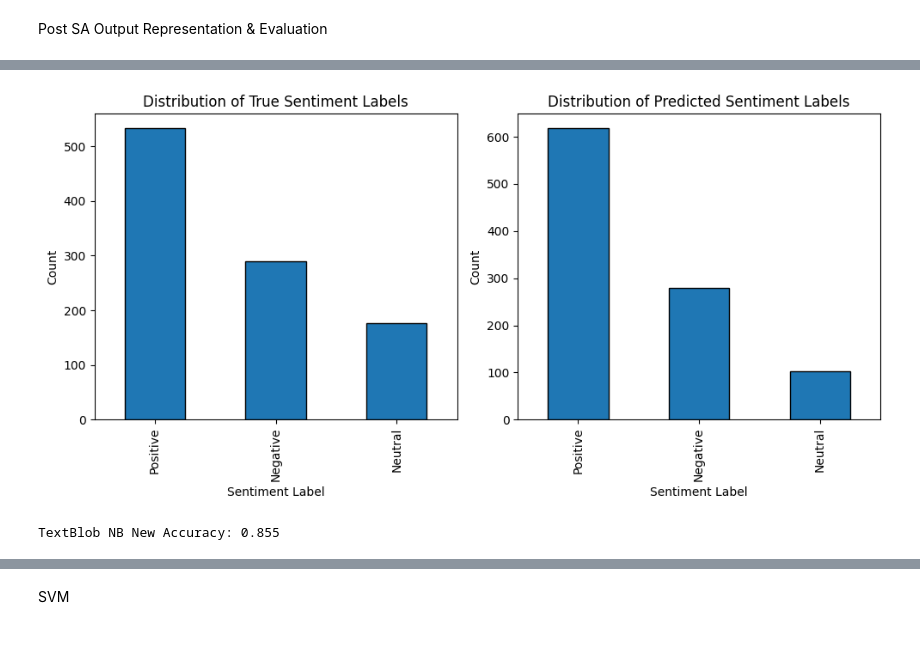
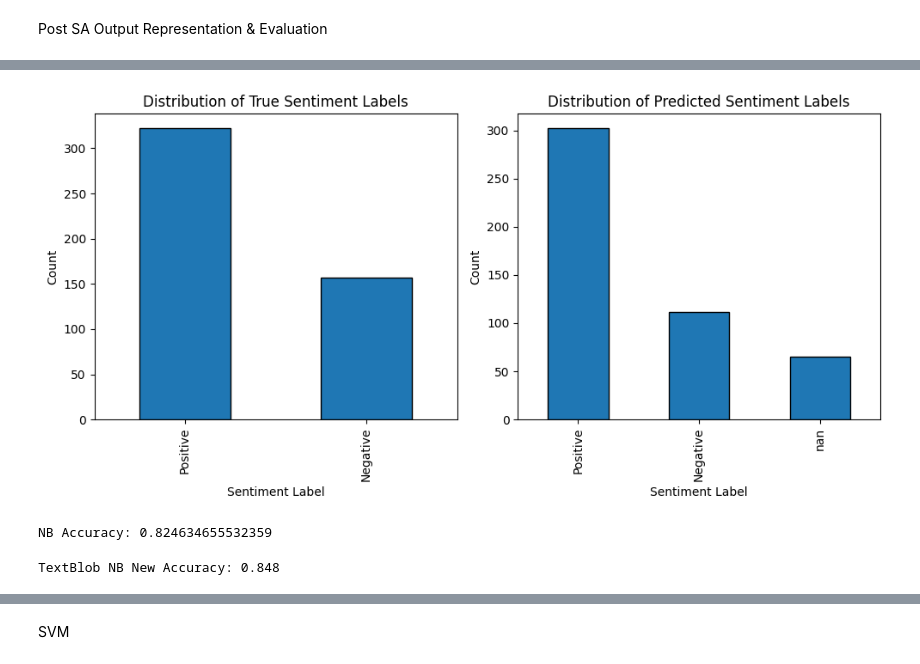
Before and after one commit to wd686/InkSightAnalyzer, a Jupyter notebook: SA [Wudi].ipynb, the cells around one changed output, grey strips where cells are left out. Cells and saved outputs as stored; diff of their text form; code cells hidden in the pictures.

```diff
--- a/SA [Wudi].ipynb
+++ b/SA [Wudi].ipynb
@@ -148,7 +136,8 @@ sampled_df.to_csv('sentiment_analysis_output[WD].csv', index=False)
 # %%
 ###########get df after sentiment analysis
 #df_sa=pd.read_csv('sentiment_analysis_output[WD].csv')
-df_sa=pd.read_csv('SA output v2[WD].csv')
+#df_sa=pd.read_csv('SA output v2[WD].csv')
+df_sa=pd.read_excel('Basic_SA_Mar.xlsx')
 
 df_sa['Sentiment_Label_TB'] = df_sa['TextBlob_Sentiment'].apply(
     lambda x: 'Positive' if x > 0 else ('Negative' if x < 0 else 'Neutral')
@@ -341,7 +304,7 @@ Train NB using True_Label
 # %%
 # Prepare data for Naive Bayes
 X = df_sa['Combined Text']
-y = df_sa['True_Label']
+y = df_sa['True_label']
 
 # Split dataset
 from sklearn.feature_extraction.text import CountVectorizer
@@ -351,7 +314,7 @@ from sklearn.metrics import accuracy_score, classification_report
 
 # Prepare data for Naive Bayes
 X = df_sa['Combined Text']
-y = df_sa['True_Label']
+y = df_sa['True_label']
 
 # Split dataset
 X_train, X_test, y_train, y_test = train_test_split(X, y, test_size=0.2, random_state=42)
@@ -362,11 +325,37 @@ X_train_vectorized = vectorizer.fit_transform(X_train)  # Fit and transform on t
 X_test_vectorized = vectorizer.transform(X_test)        # Transform on test data
 
 # Train the Naive Bayes classifier
+nb_model = MultinomialNB()
+nb_model.fit(X_train_vectorized, y_train)
+
+# Predict the labels for the test set
+y_pred = nb_model.predict(X_test_vectorized)
+
+# Add the predicted labels back to the original df_sa DataFrame
+df_sa.loc[X_test.index, 'Predicted_Label_NB'] = y_pred
+# Train Naive Bayes classifier
 nb = MultinomialNB()
 nb.fit(X_train_vectorized, y_train)
 
-# Predict the labels for the test set
 y_pred = nb.predict(X_test_vectorized)
+print("Naive Bayes accuracy:", accuracy_score(y_test, y_pred))
+print("Naive Bayes classification report:")
+print(classification_report(y_test, y_pred))
 
-# Add the predicted labels back to the original df_sa DataFrame
-df_sa.loc[X_test.index, 'Predicted_Label_NB'] = y_pred
+import matplotlib.pyplot as plt
+import seaborn as sns
+from sklearn.metrics import confusion_matrix
+
+# Compute the confusion matrix
+cm = confusion_matrix(y_test, y_pred)
+
+# Create a DataFrame for better visualization
+cm_df = pd.DataFrame(cm, index=['Negative', 'Positive'], columns=['Negative', 'Positive'])
+
+# Create a heatmap
+plt.figure(figsize=(8, 6))
+sns.heatmap(cm_df, annot=True, fmt='d', cmap='Blues')
+plt.title('Naive Bayes Confusion Matrix')
+plt.xlabel('Predicted Label')
+plt.ylabel('True Label')
+plt.show()
@@ -373,4 +373,0 @@ df_sa.loc[X_test.index, 'Predicted_Label_NB'] = y_pred
-# %%
-# Train Naive Bayes classifier
-nb = MultinomialNB()
-nb.fit(X_train_vectorized, y_train)
@@ -402,37 +380,43 @@ df_sa['Predicted_Label_NB'] = nb.predict(X_full_vectorized)
 # %%
 import matplotlib.pyplot as plt
 
 # Step 1: Count the occurrences of each sentiment label in the True_Label and Predicted_Label_NB columns
-true_label_counts = df_sa['True_Label'].value_counts()
+true_label_counts = df_sa['True_label'].value_counts()
 predicted_label_counts = df_sa['Predicted_Label_NB'].value_counts()
 
 # Step 2: Plot the distribution using a bar chart
 
 # Plot the distribution of True Labels
 plt.figure(figsize=(10, 5))
 
 plt.subplot(1, 2, 1)
 true_label_counts.plot(kind='bar', edgecolor='black')
 plt.xlabel('Sentiment Label')
 plt.ylabel('Count')
 plt.title('Distribution of True Sentiment Labels')
 
 # Plot the distribution of Predicted Labels
 plt.subplot(1, 2, 2)
 predicted_label_counts.plot(kind='bar', edgecolor='black')
 plt.xlabel('Sentiment Label')
 plt.ylabel('Count')
 plt.title('Distribution of Predicted Sentiment Labels')
 
 # Show the plots
 plt.tight_layout()
 plt.show()
 # %% [output]
-[figure, old version]
+[figure, new version]
 # %%
-textblobnb_accuracy_afterTrain = accuracy_score(df_sa['True_Label'], df_sa['Predicted_Label_NB'])
-print("TextBlob NB New Accuracy:", textblobnb_accuracy_afterTrain)
+textblobnb_accuracy_afterTrain = accuracy_score(df_sa['True_label'], df_sa['Predicted_Label_NB'])
+print("NB Accuracy:", textblobnb_accuracy_afterTrain)
 # %% [output]
-TextBlob NB New Accuracy: 0.855
+NB Accuracy: 0.824634655532359
+# %%
+textblobnb_accuracy_afterTrain = accuracy_score(df_sa['True_label'], df_sa['Predicted_Label_NB'])
+print("TextBlob NB New Accuracy:", textblobnb_accuracy_afterTrain)
+#past 0.805
+# %% [output]
+TextBlob NB New Accuracy: 0.848
 # %%
 df_sa.to_csv('SA_review_predicted_output.csv', index=False)
```
Also changed, not shown: parts of 46 cells of this notebook, 3 other files.
